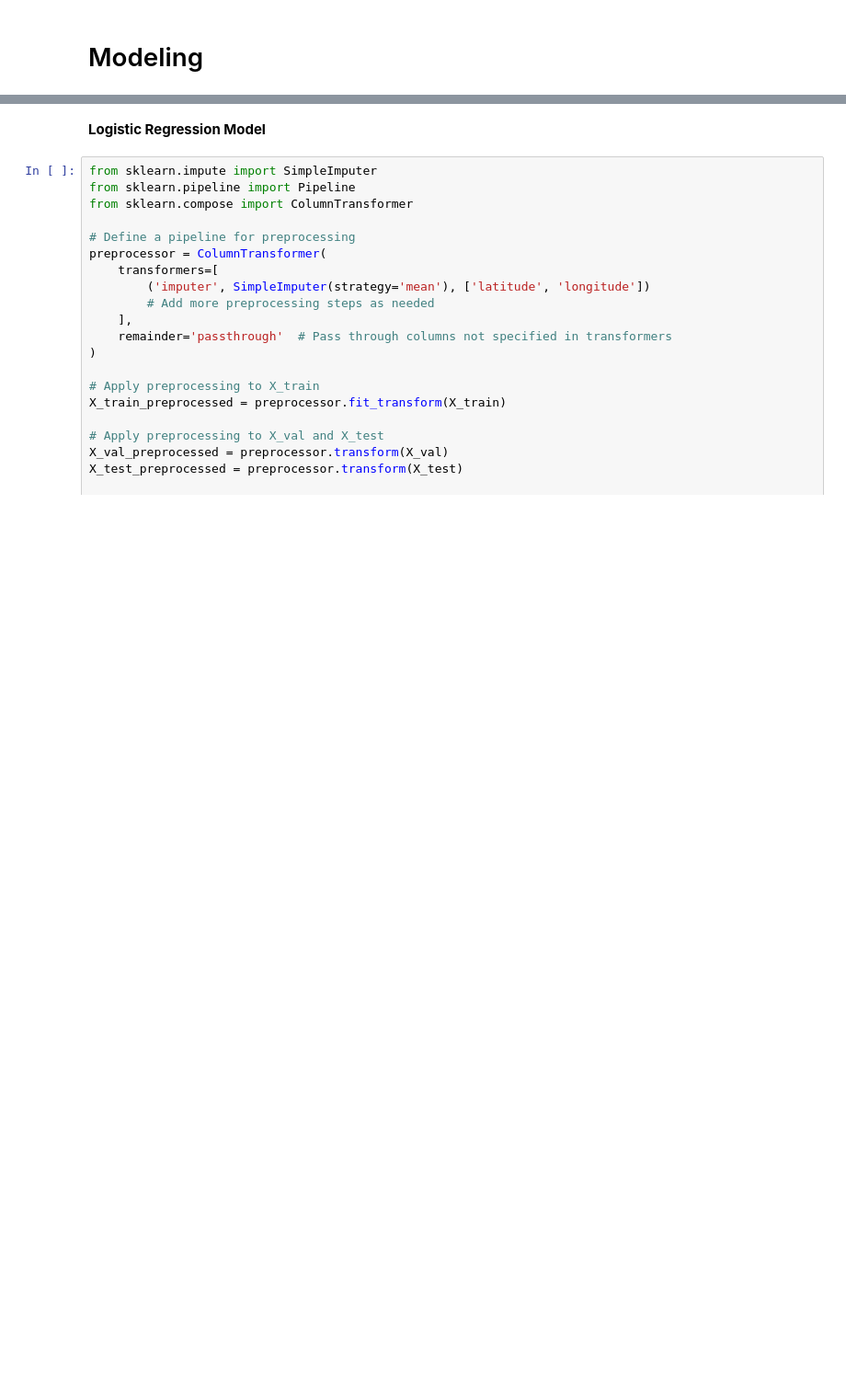
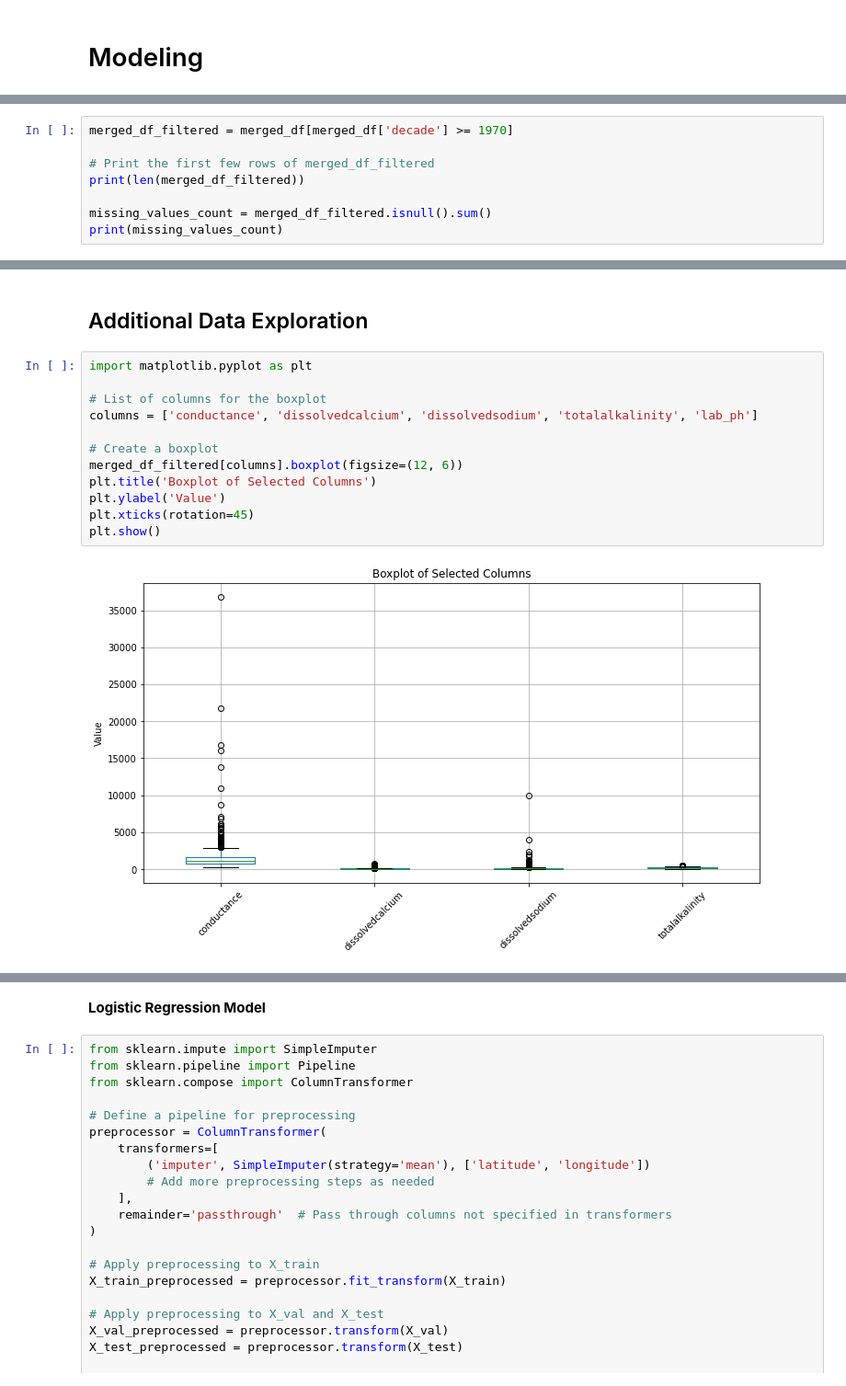
Before and after one commit to vickyvanderwagt/Identifying-Optimal-Location-for-San-Diego-Water-Treatment-Plant, a Jupyter notebook: ADS508-Updated Code.ipynb, the cells around one changed output, grey strips where cells are left out. Shown at 92% size. Drawn from its saved outputs; the diff is of its cells as text; blank space fills up the shorter version.

```diff
--- a/ADS508-Updated Code.ipynb
+++ b/ADS508-Updated Code.ipynb
@@ -1414,0 +1526,8 @@ print(df_first_5_rows)
+# %%
+merged_df_filtered = merged_df[merged_df['decade'] >= 1970]
+
+# Print the first few rows of merged_df_filtered
+print(len(merged_df_filtered))
+
+missing_values_count = merged_df_filtered.isnull().sum()
+print(missing_values_count)
@@ -1414,0 +1547,16 @@ print(df_first_5_rows)
+# %% [markdown]
+## Additional Data Exploration
+# %%
+import matplotlib.pyplot as plt
+
+# List of columns for the boxplot
+columns = ['conductance', 'dissolvedcalcium', 'dissolvedsodium', 'totalalkalinity', 'lab_ph']
+
+# Create a boxplot
+merged_df_filtered[columns].boxplot(figsize=(12, 6))
+plt.title('Boxplot of Selected Columns')
+plt.ylabel('Value')
+plt.xticks(rotation=45)
+plt.show()
+# %% [output]
+[figure, added]
```
Also changed, not shown: parts of 29 cells of this notebook.
